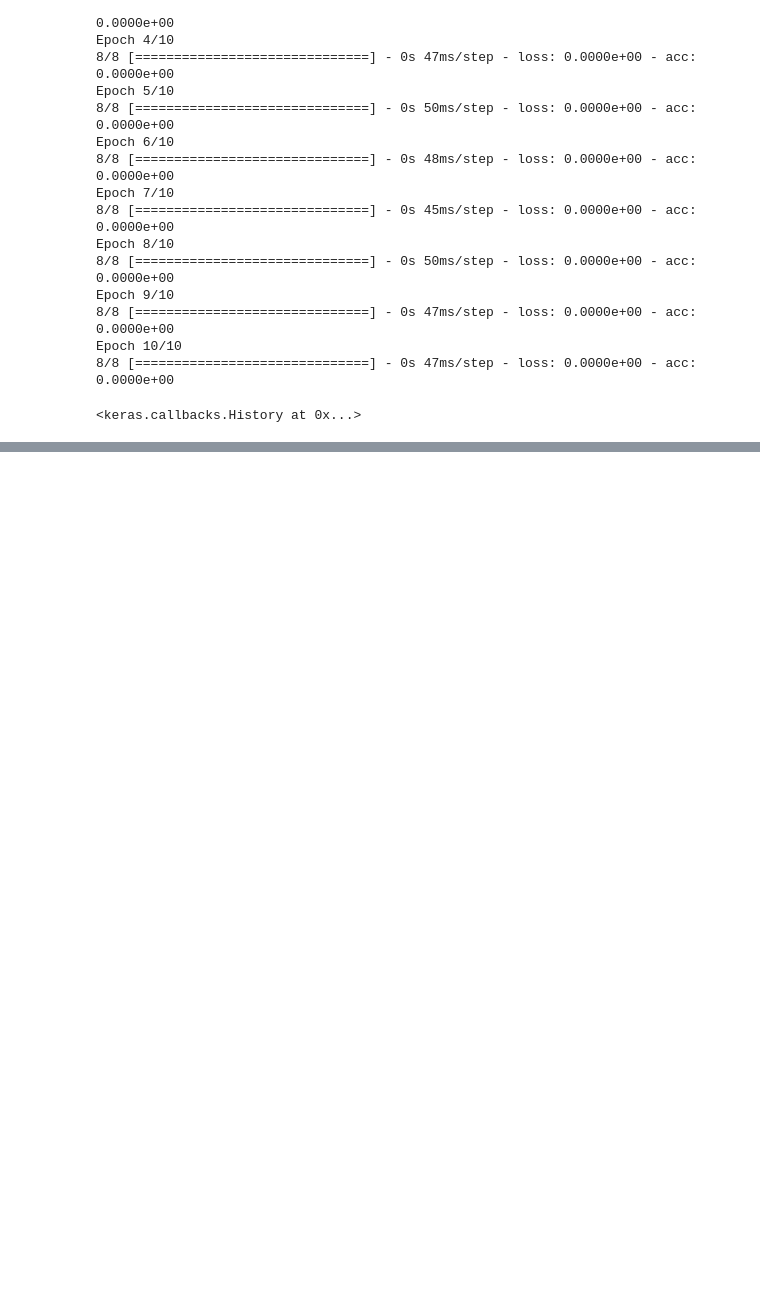
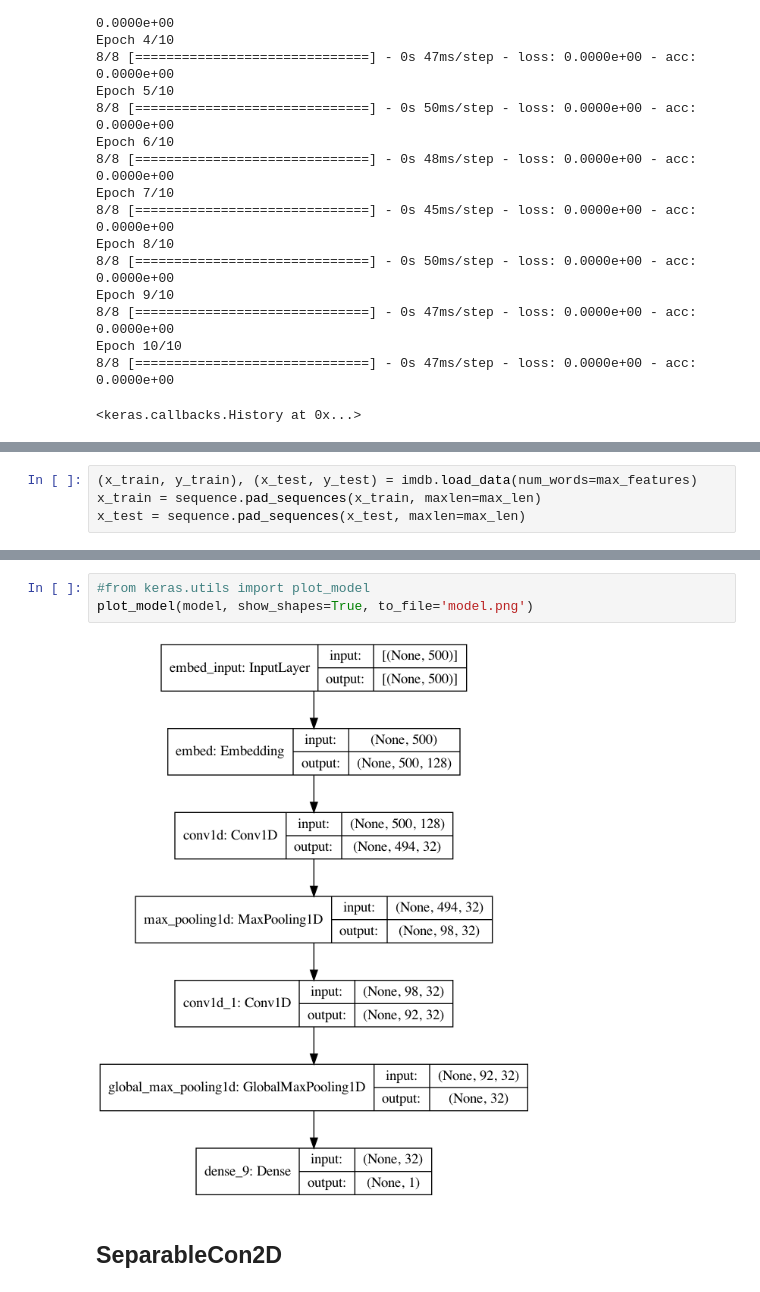
Before and after one commit to aiyuyun2015/tensor_flow, a Jupyter notebook: Keras_Functional_API.ipynb, the cells around one changed output, grey strips where cells are left out. Drawn from its saved outputs; the diff is of its cells as text; blank space fills up the shorter version.

```diff
--- a/Keras_Functional_API.ipynb
+++ b/Keras_Functional_API.ipynb
@@ -169,0 +426,4 @@ Epoch 10/10
+# %%
+(x_train, y_train), (x_test, y_test) = imdb.load_data(num_words=max_features)
+x_train = sequence.pad_sequences(x_train, maxlen=max_len)
+x_test = sequence.pad_sequences(x_test, maxlen=max_len)
@@ -169,0 +536,7 @@ Epoch 10/10
+# %%
+#from keras.utils import plot_model
+plot_model(model, show_shapes=True, to_file='model.png')
+# %% [output]
+[figure, added]
+# %% [markdown]
+## SeparableCon2D
```
Also changed, not shown: parts of 59 cells of this notebook, 1 other file.
